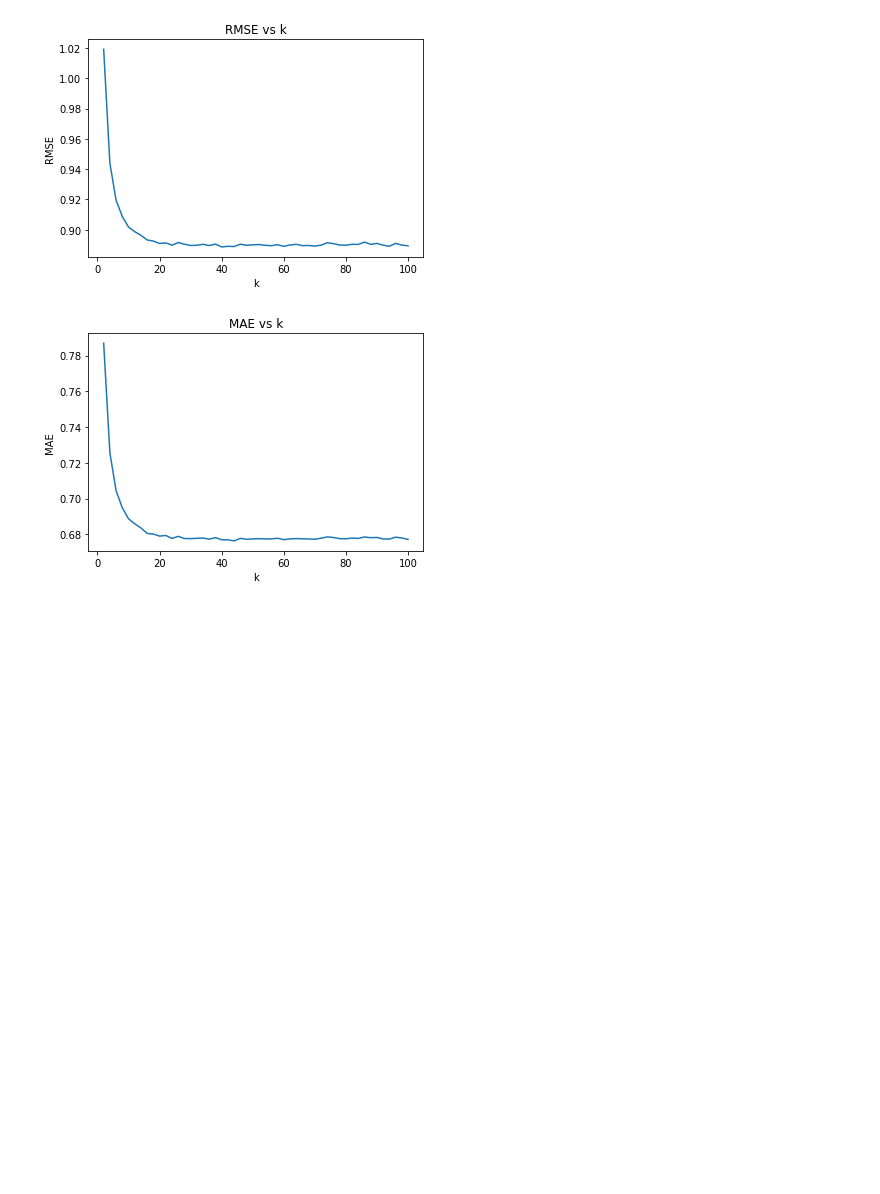
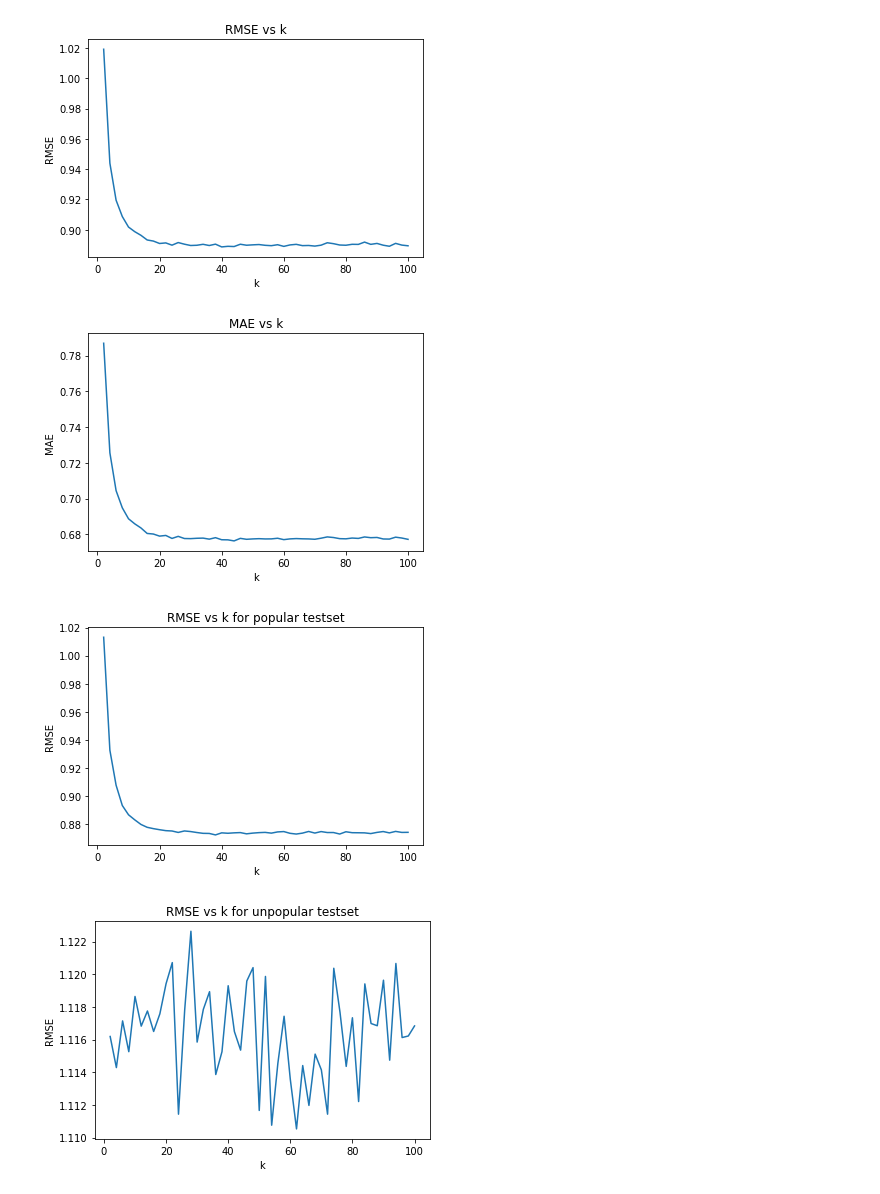
Before and after one commit to sbauersfeld/ECE219, a Jupyter notebook: project3/project3.ipynb, the cells around one changed output. Cells and saved outputs as stored; diff of their text form; code cells hidden in the pictures; blank space fills up the shorter version.

```diff
--- a/project3/project3.ipynb
+++ b/project3/project3.ipynb
@@ -100,4 +108,11 @@ PlotVarianceHist(R)
 # %% [output]
 3.501556983616962
 [figure]
+# %%
+def GetSurpriseDataset(df):
+    reader = Reader(rating_scale=(0.5, 5))
+    data = Dataset.load_from_df(df[['userId', 'movieId', 'rating']], reader)
+    return data
+
+data = GetSurpriseDataset(df)
 # %%
@@ -155,0 +144,73 @@ plt.show()
+# %%
+def GetMovieStats(R):
+    is_rated = R!=0
+    rat_per_movie = np.sum(is_rated, axis=0)
+
+    nanR = R.copy()
+    nanR[nanR == 0] = np.nan
+    var_per_movie = np.nanvar(nanR, axis=0)
+    return rat_per_movie, var_per_movie
+
+def TrimPopular(testset, rat_per_movie, movie_map):
+    res = []
+    for item in testset:
+        if rat_per_movie[movie_map[item[1]]] > 2:
+            res.append(item)
+
+    return res
+
+def TrimUnpopular(testset, rat_per_movie, movie_map):
+    res = []
+    for item in testset:
+        if rat_per_movie[movie_map[item[1]]] <= 2:
+            res.append(item)
+
+    return res
+
+def TrimVariance(testset, rat_per_movie, var_per_movie, movie_map):
+    res = []
+    for item in testset:
+        if rat_per_movie[movie_map[item[1]]] >= 5 and var_per_movie[movie_map[item[1]]] >= 2:
+            res.append(item)
+
+    return res
+
+sim_options = {'name': 'pearson'}
+
+rat_per_movie, var_per_movie = GetMovieStats(R)
+
+kf = KFold(n_splits=10)
+
+ks = np.arange(2, 102, 2)
+rmse = np.zeros((len(ks), 3))
+for idx, k in enumerate(ks):
+    algo = KNNWithMeans(k=k, sim_options=sim_options, verbose=False)
+
+    for trainset, testset in kf.split(data):
+        algo.fit(trainset)
+
+        popular_testset = TrimPopular(testset, rat_per_movie, movie_map)
+        unpopular_testset = TrimUnpopular(testset, rat_per_movie, movie_map)
+        var_testset = TrimVariance(testset, rat_per_movie, var_per_movie, movie_map)
+
+        predictions = algo.test(popular_testset)
+        rmse[idx, 0] += accuracy.rmse(predictions, verbose=False)
+
+        predictions = algo.test(unpopular_testset)
+        rmse[idx, 1] += accuracy.rmse(predictions, verbose=False)
+
+        predictions = algo.test(var_testset)
+        rmse[idx, 2] += accuracy.rmse(predictions, verbose=False)
+
+rmse /= 10
+
+test_names = ["popular", "unpopular", "high variance"]
+for i in range(3):
+    plt.plot(ks, rmse[:, i])
+    plt.title("RMSE vs k for {} testset".format(test_names[i]))
+    plt.ylabel("RMSE")
+    plt.xlabel("k")
+    plt.show()
+# %% [output]
+[figure, added]
+[figure, added]
```
Also changed, not shown: parts of 6 cells of this notebook.
